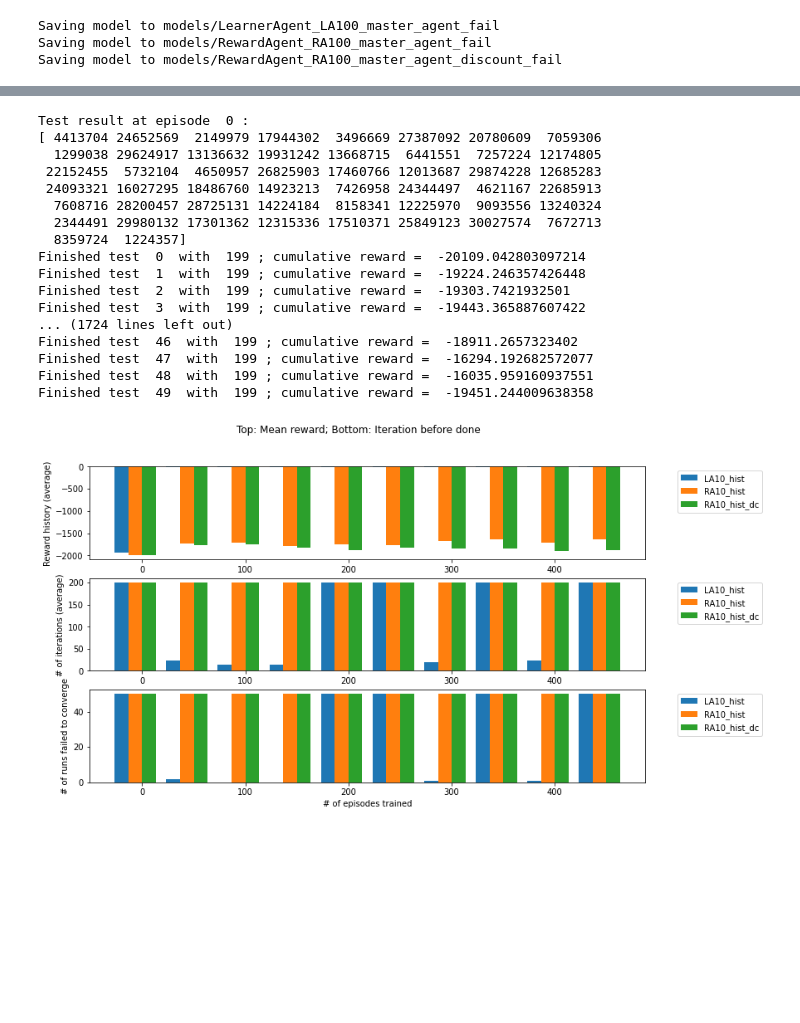
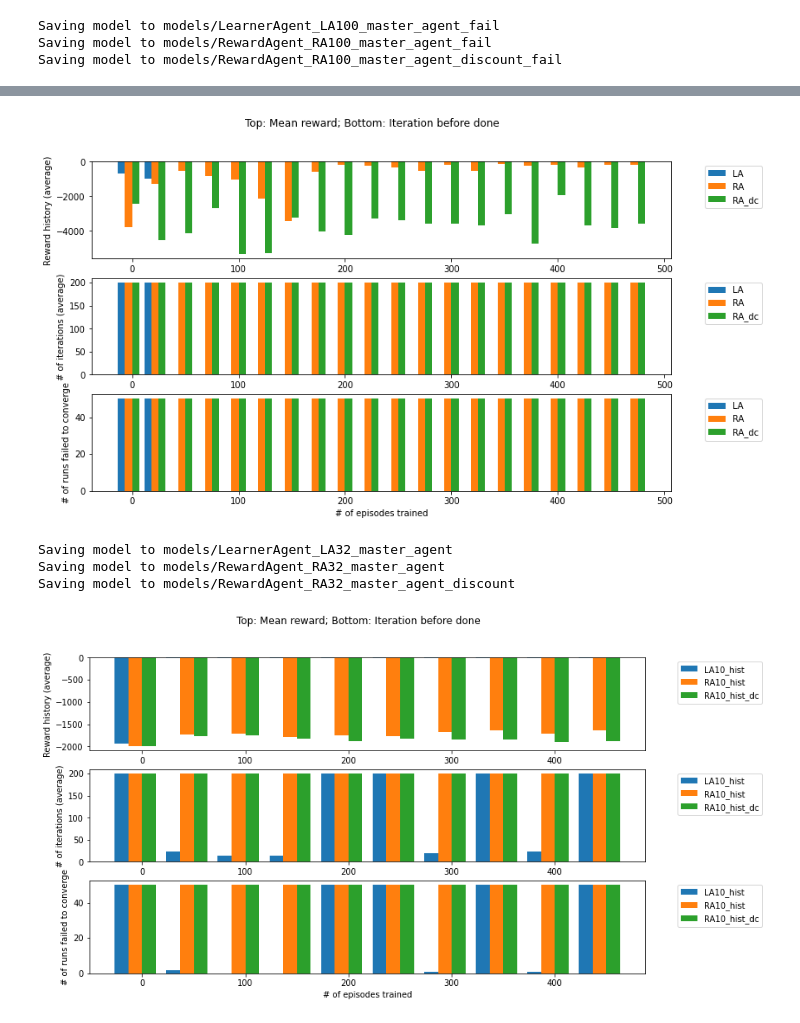
Before and after one commit to zhzhang2018/NN_MARL_experiments, a Jupyter notebook: torch_consensus_transfer.ipynb, the cells around one changed output, grey strips where cells are left out. Cells and saved outputs as stored; diff of their text form; code cells hidden in the pictures; blank space fills up the shorter version.

```diff
--- a/torch_consensus_transfer.ipynb
+++ b/torch_consensus_transfer.ipynb
@@ -87,12 +87,12 @@ na = env.na
 ns = env.nf
 hidden = 32
 
-num_episode=500
+num_episode=250#500
 transfer_num_episode=101
-test_interval=50
+test_interval=25#50
 num_test=50
 num_iteration=200
-BATCH_SIZE=128
+BATCH_SIZE=128*2
 debug=False
 num_sample=50
 
@@ -152,3 +134,23 @@ RA100_ms_dc.save_model('RA100_master_agent_discount_fail')
 Saving model to models/LearnerAgent_LA100_master_agent_fail
 Saving model to models/RewardAgent_RA100_master_agent_fail
 Saving model to models/RewardAgent_RA100_master_agent_discount_fail
+# %%
+# Train the base network (32 agents because hidden layer is only that big)
+N = 32
+seed=32323
+
+env_ms = gym.make('ConsensusEnv:ConsensusContEnv-v0', N=N, dt=0.1, Delta=0.05,
+              input_type=input_type, observe_type=observe_type).unwrapped
+LA32_ms = LearnerAgent(device, N, env_ms.no, env_ms.na, hidden, action_range=action_space)
+RA32_ms = RewardAgent(device, N, env_ms.no, env_ms.na, hidden)
+RA32_ms_dc = RewardAgent(device, N, env_ms.no, env_ms.na, hidden)
+
+LA32_hist = train(LA32_ms, env_ms, 50, test_interval, num_test,
+                   num_iteration, BATCH_SIZE, num_sample, action_space, debug,
+                   seed=seed, reward_mode=FUTURE_REWARD_NO)
+RA32_hist = train(RA32_ms, env_ms, num_episode, test_interval, num_test,
+                   num_iteration, BATCH_SIZE, num_sample, action_space, debug,
+                   seed=seed, reward_mode=FUTURE_REWARD_NO)
+RA32_hist_dc = train(RA32_ms_dc, env_ms, num_episode, test_interval, num_test,
+                   num_iteration, BATCH_SIZE, num_sample, action_space, debug,
+                   seed=seed, reward_mode=FUTURE_REWARD_YES)
@@ -154,0 +176,7 @@ Saving model to models/RewardAgent_RA100_master_agent_discount_fail
+# %%
+# RA32_hist += train(RA32_ms, env_ms, num_episode, test_interval, num_test,
+#                    num_iteration, BATCH_SIZE*4, num_sample, action_space, debug,
+#                    seed=seed, reward_mode=FUTURE_REWARD_NO)
+RA32_hist_dc += train(RA32_ms_dc, env_ms, num_episode, test_interval, num_test,
+                   num_iteration, BATCH_SIZE*4, num_sample, action_space, debug,
+                   seed=seed, reward_mode=FUTURE_REWARD_YES)
@@ -155,3 +201,19 @@ Saving model to models/RewardAgent_RA100_master_agent_discount_fail
+# %%
+# Test the base network to make sure they work well, and have worked well
+plot_reward_hist([LA32_hist, RA32_hist, RA32_hist_dc], test_interval,
+                 ['LA', 'RA', 'RA_dc'],
+                 log=False, num_iteration=num_iteration)
+# %% [output]
+[figure, added]
+# %%
+# If all goes well, save the weights
+LA32_ms.save_model('LA32_master_agent')
+RA32_ms.save_model('RA32_master_agent')
+RA32_ms_dc.save_model('RA32_master_agent_discount')
+# %% [output]
+Saving model to models/LearnerAgent_LA32_master_agent
+Saving model to models/RewardAgent_RA32_master_agent
+Saving model to models/RewardAgent_RA32_master_agent_discount
 # %%
 # Train the base network (10 agents) for sanity check
 N = 10
@@ -170,24 +232,6 @@ RA10_hist = train(RA10_ms, env, num_episode, test_interval, num_test,
 RA10_hist_dc = train(RA10_ms_dc, env, num_episode, test_interval, num_test,
                    num_iteration, BATCH_SIZE, num_sample, action_space, debug,
                    seed=seed, reward_mode=FUTURE_REWARD_YES)
-# %% [output]
-Test result at episode  0 :
-[ 4413704 24652569  2149979 17944302  3496669 27387092 20780609  7059306
-  1299038 29624917 13136632 19931242 13668715  6441551  7257224 12174805
- 22152455  5732104  4650957 26825903 17460766 12013687 29874228 12685283
- 24093321 16027295 18486760 14923213  7426958 24344497  4621167 22685913
-  7608716 28200457 28725131 14224184  8158341 12225970  9093556 13240324
-  2344491 29980132 17301362 12315336 17510371 25849123 30027574  7672713
-  8359724  1224357]
-Finished test  0  with  199 ; cumulative reward =  -20109.042803097214
-Finished test  1  with  199 ; cumulative reward =  -19224.246357426448
-Finished test  2  with  199 ; cumulative reward =  -19303.7421932501
-Finished test  3  with  199 ; cumulative reward =  -19443.365887607422
-... (1724 lines left out)
-Finished test  46  with  199 ; cumulative reward =  -18911.2657323402
-Finished test  47  with  199 ; cumulative reward =  -16294.192682572077
-Finished test  48  with  199 ; cumulative reward =  -16035.959160937551
-Finished test  49  with  199 ; cumulative reward =  -19451.244009638358
 # %%
 # Test the base network to make sure they work well, and have worked well
 plot_reward_hist([LA10_hist, RA10_hist, RA10_hist_dc], test_interval,
```
Also changed, not shown: parts of 48 cells of this notebook, 5 other files.
